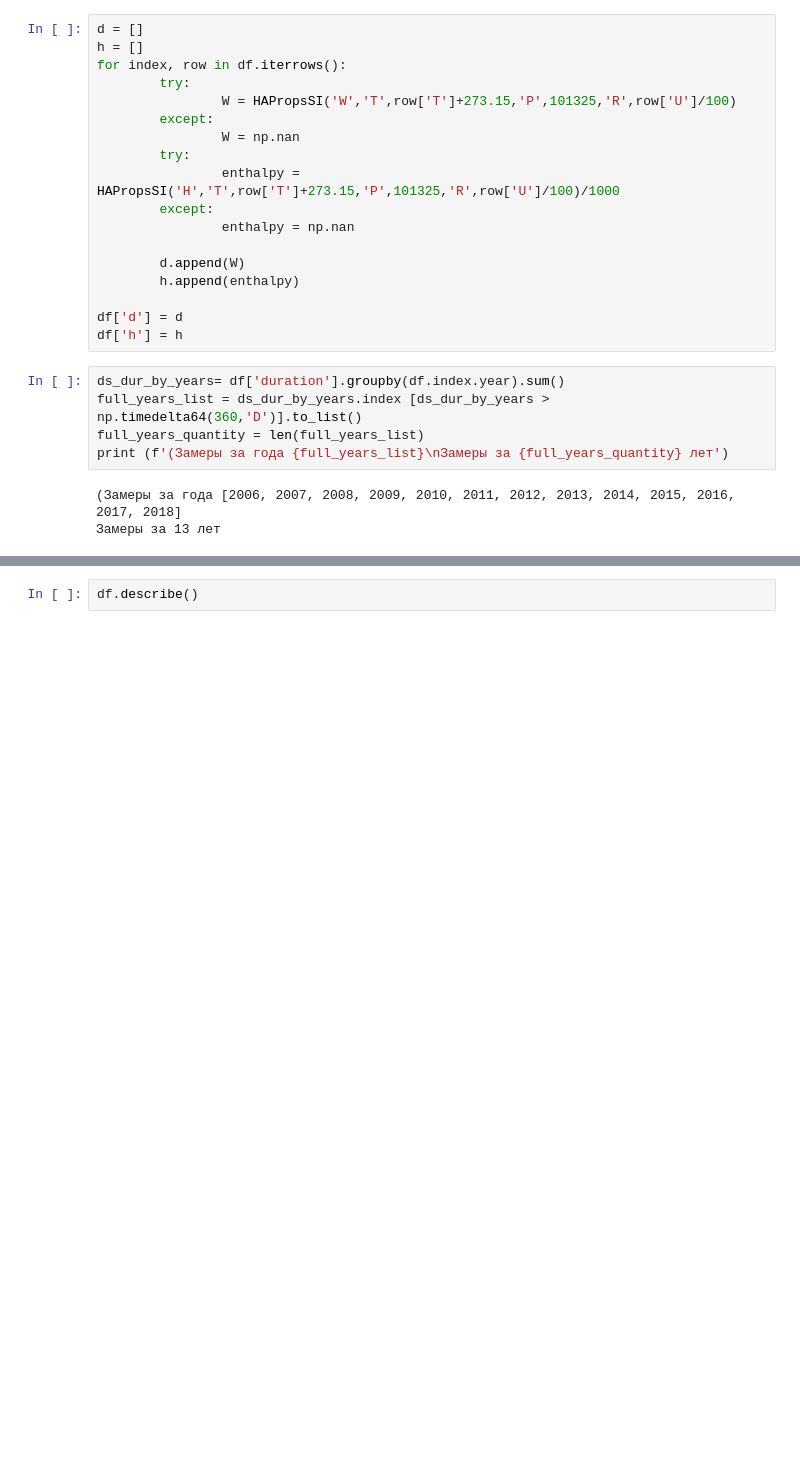
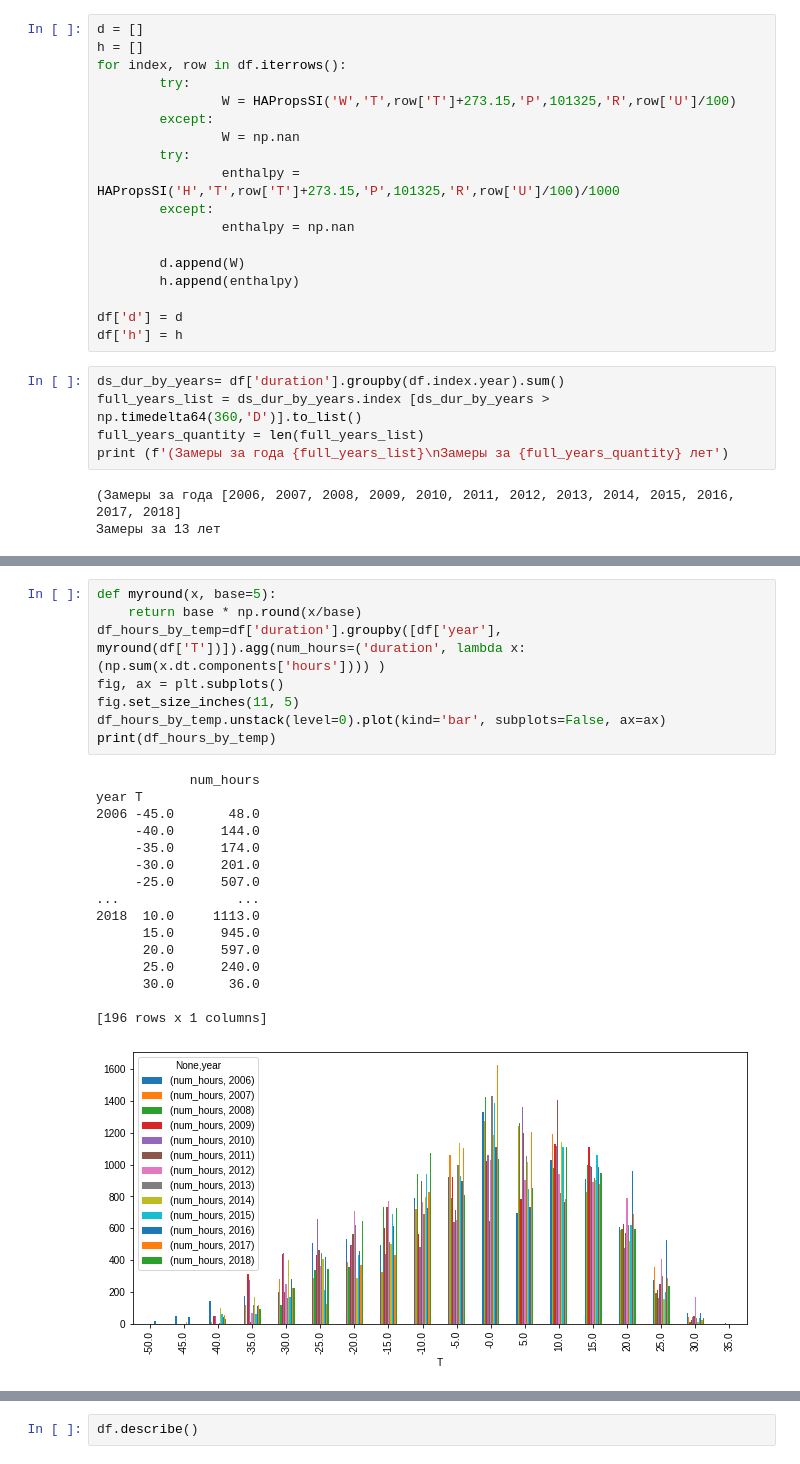
Before and after one commit to AndreyEroshkin/climate, a Jupyter notebook: humid-t-hmao.ipynb, the cells around one changed output, grey strips where cells are left out. Cells and saved outputs as stored; diff of their text form; blank space fills up the shorter version.

```diff
--- a/humid-t-hmao.ipynb
+++ b/humid-t-hmao.ipynb
@@ -100 +103,26 @@ T
+# %%
+def myround(x, base=5):
+    return base * np.round(x/base)
+df_hours_by_temp=df['duration'].groupby([df['year'], myround(df['T'])]).agg(num_hours=('duration', lambda x: (np.sum(x.dt.components['hours']))) )
+fig, ax = plt.subplots()
+fig.set_size_inches(11, 5)
+df_hours_by_temp.unstack(level=0).plot(kind='bar', subplots=False, ax=ax)
+print(df_hours_by_temp)
+# %% [output]
+            num_hours
+year T
+2006 -45.0       48.0
+     -40.0      144.0
+     -35.0      174.0
+     -30.0      201.0
+     -25.0      507.0
+...               ...
+2018  10.0     1113.0
+      15.0      945.0
+      20.0      597.0
+      25.0      240.0
+      30.0       36.0
+
+[196 rows x 1 columns]
+[figure, added]
 # %%
```
Also changed, not shown: parts of 8 cells of this notebook.
